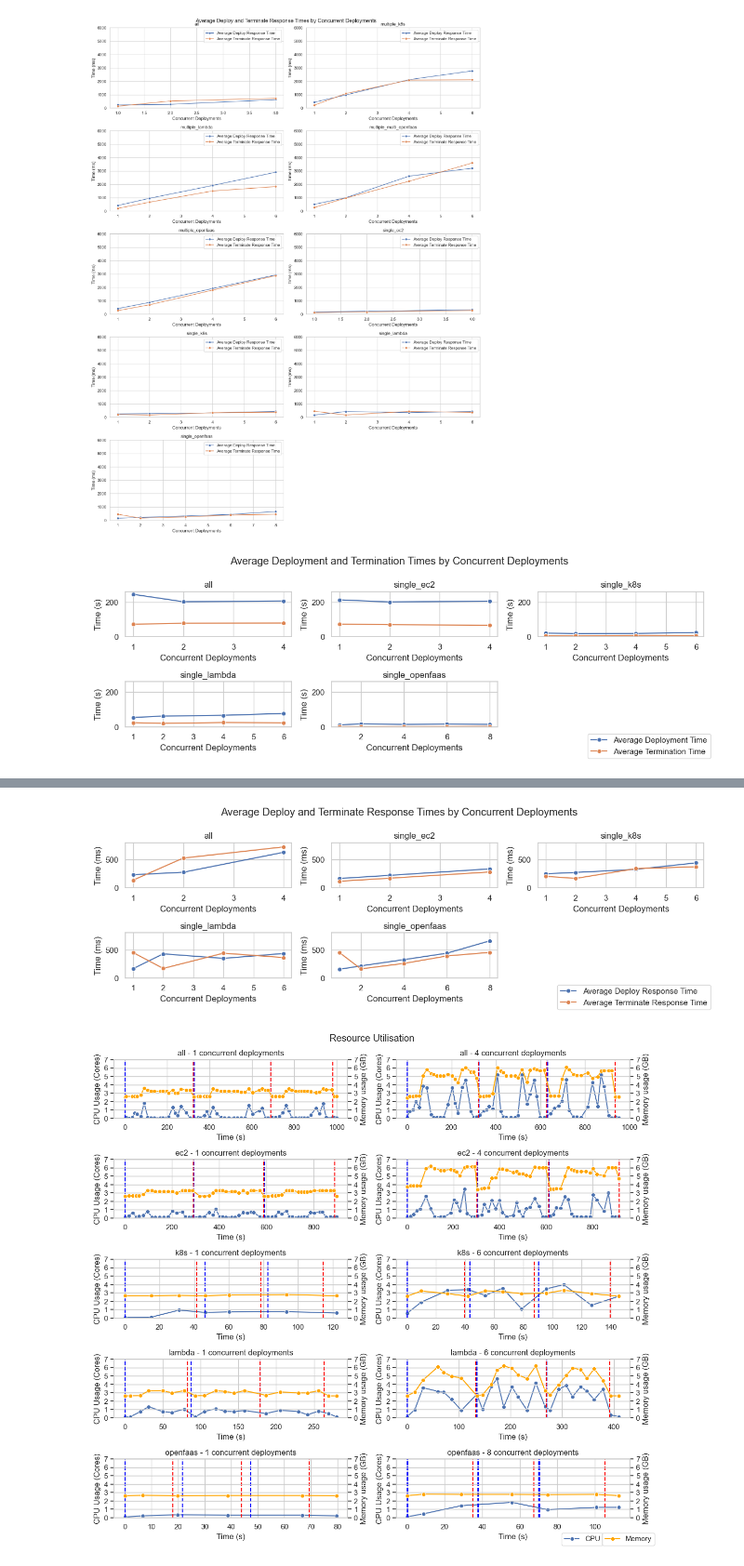
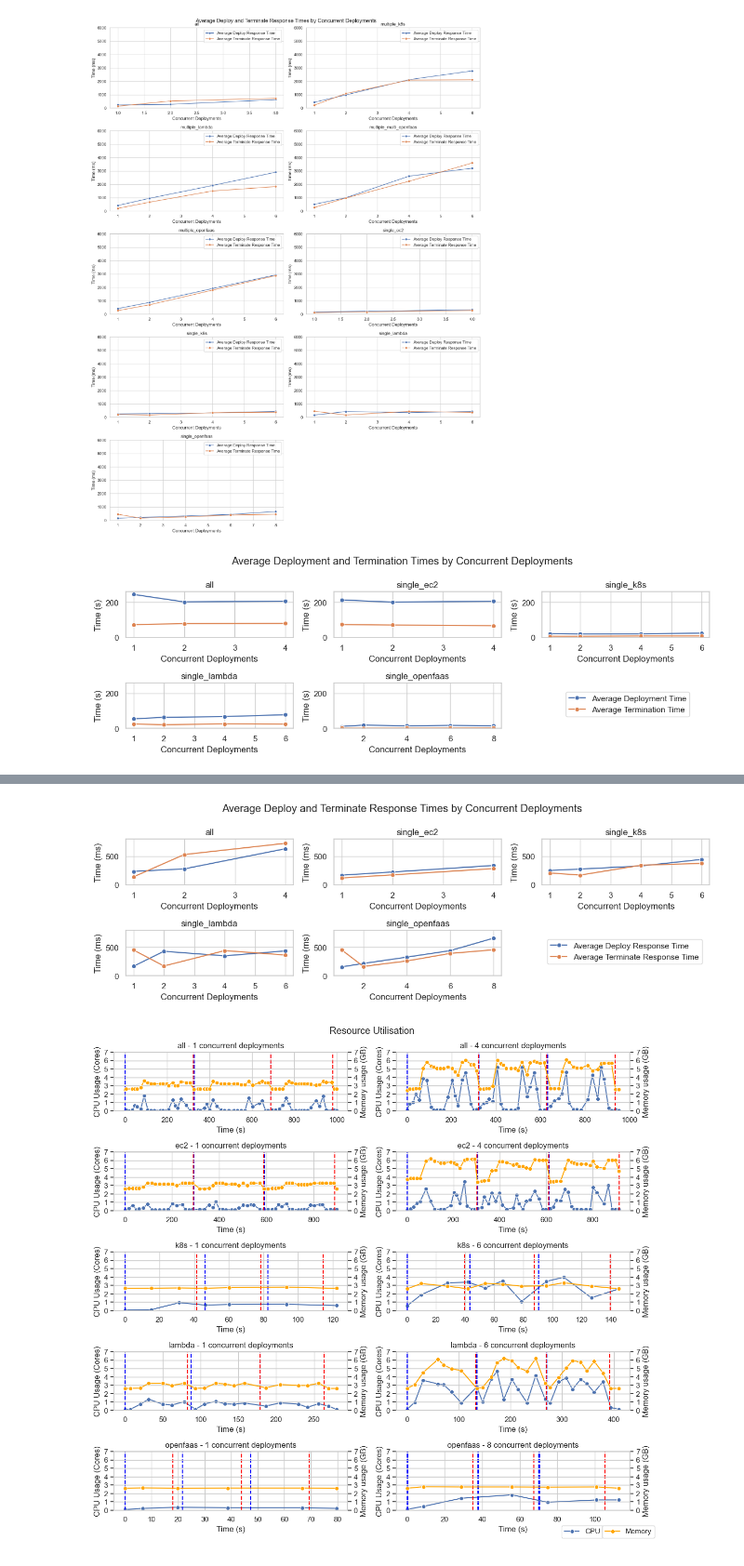
Before and after one commit to Apollo-Tools/resource-manager, a Jupyter notebook: benchmark/results/rm-analysis/utilisation.ipynb, the cells around one changed output, grey strips where cells are left out. Shown at 93% size. Cells and saved outputs as stored; diff of their text form; code cells hidden in the pictures.

Commit message:
Update utilisation graphs

```diff
--- a/benchmark/results/rm-analysis/utilisation.ipynb
+++ b/benchmark/results/rm-analysis/utilisation.ipynb
@@ -218,10 +218,10 @@ for ax in axs[len(selected_types):]:
 plt.suptitle('Average Deployment and Termination Times by Concurrent Deployments')
 plt.tight_layout()
 handles, labels = axs[0].get_legend_handles_labels()
-fig.legend(handles, labels, loc='lower right')
+fig.legend(handles, labels, loc='lower right', bbox_to_anchor=(0.96, 0.2))
 plt.show()
 # %% [output]
-[figure, old version]
+[figure, new version]
 # %%
 grouped_timestamps[grouped_timestamps["type"] == 'single_lambda']
 # %% [output]
@@ -233,32 +233,32 @@ grouped_timestamps[grouped_timestamps["type"] == 'single_lambda']
 # %%
 grouped_timestamps = df_timestamps.groupby(['type', 'concurrent_deployments']).mean().reset_index()
 
 types = pd.Series(grouped_timestamps['type'].unique())
 
 selected_types = types[types.isin(['single_openfaas', 'single_lambda', 'single_ec2', 'single_k8s', 'all'])]
 num_rows = (len(selected_types) + 1) // 3
 fig, axs = plt.subplots(num_rows, 3, figsize=(12, 2*num_rows))
 axs = axs.flatten()
 y_min = 0
 y_max = 800
 for i, type_ in enumerate(selected_types):
        subset_df = grouped_timestamps[grouped_timestamps['type'] == type_]
        sns.lineplot(data=subset_df, x='concurrent_deployments', y='start_response_time', ax=axs[i], label='Average Deploy Response Time', marker='o')
        sns.lineplot(data=subset_df, x='concurrent_deployments', y='terminate_response_time', ax=axs[i], label='Average Terminate Response Time', marker='o')
        axs[i].set_ylim(y_min, y_max)
        axs[i].set_xlabel('Concurrent Deployments')
        axs[i].set_ylabel('Time (ms)')
        axs[i].set_title(f'{type_}')
        axs[i].get_legend().remove()
 for ax in axs[len(selected_types):]:
        ax.axis('off')
 plt.suptitle('Average Deploy and Terminate Response Times by Concurrent Deployments')
 plt.tight_layout()
 handles, labels = axs[0].get_legend_handles_labels()
-fig.legend(handles, labels, loc='lower right')
+fig.legend(handles, labels, loc='lower right', bbox_to_anchor=(0.98, 0.2))
 plt.show()
 # %% [output]
-[figure, old version]
+[figure, new version]
 # %%
 types = pd.Series(df_util['type'].unique())
 df_util['timestamp'] = df_util['timestamp']
```
